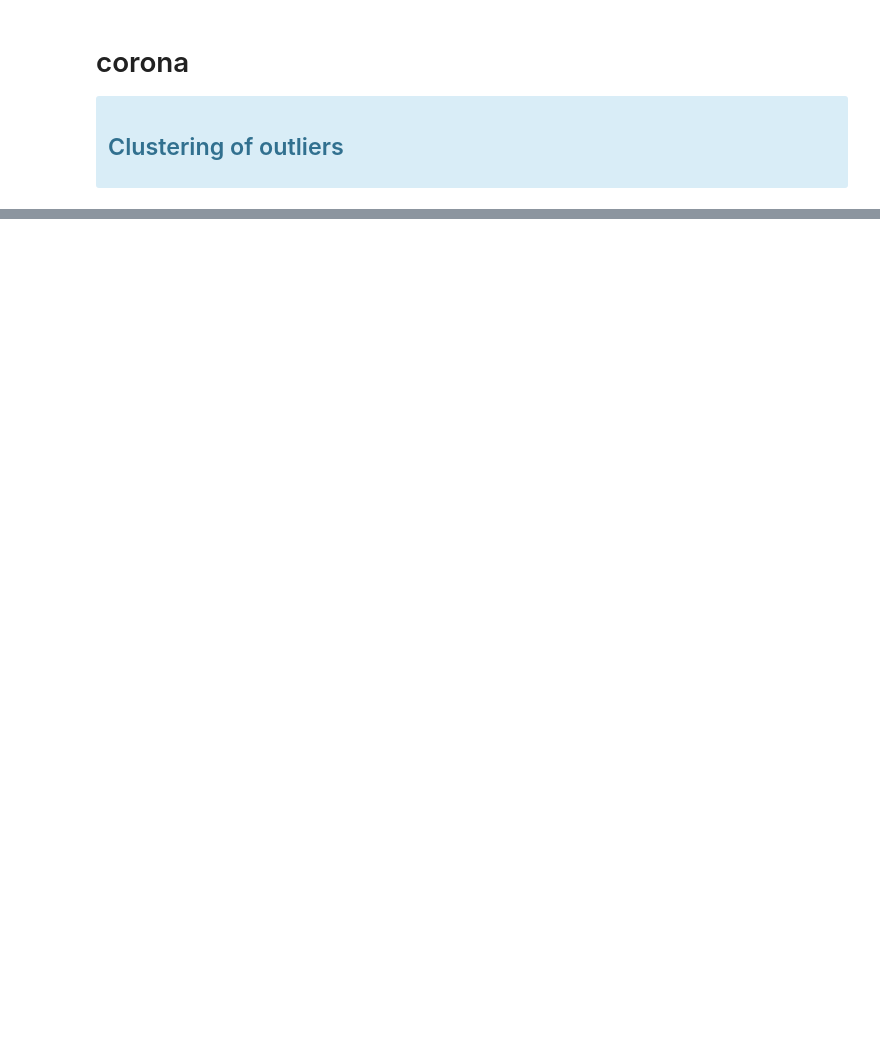
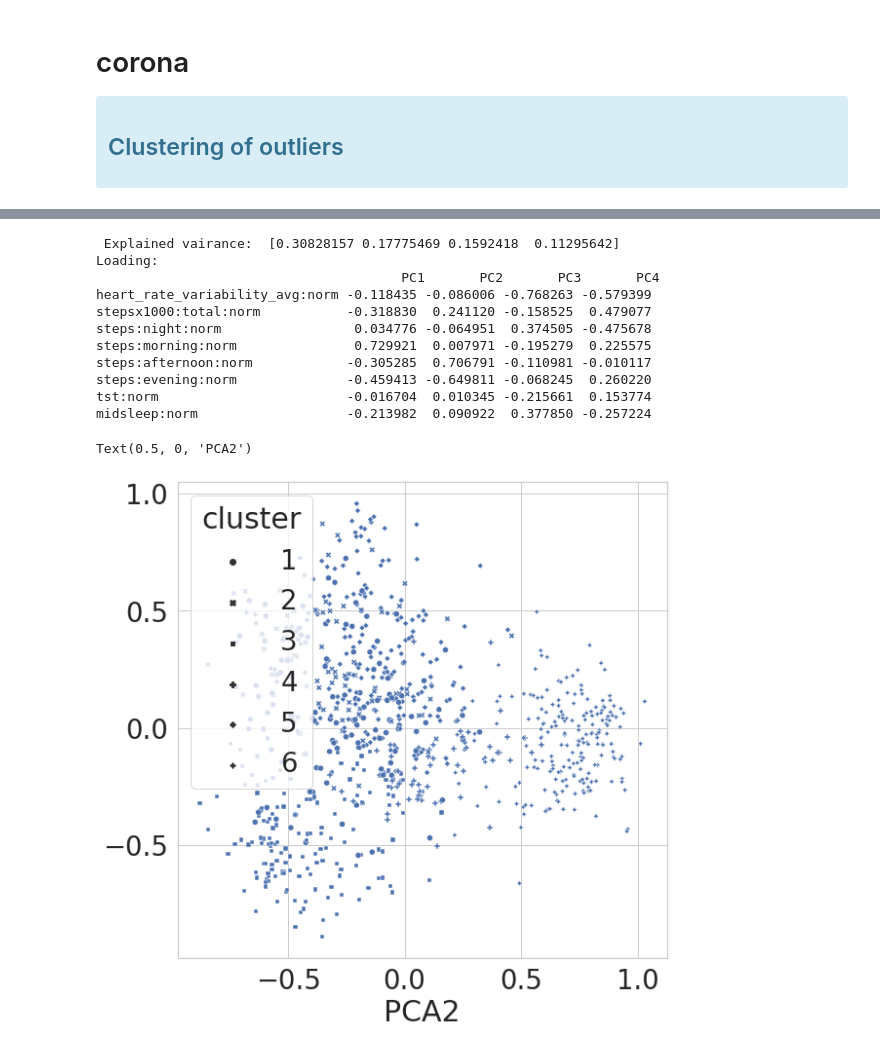
Before and after one commit to digitraceslab/digirhythm, a Jupyter notebook: analysis/outliers_clustering.ipynb, the cells around one changed output, grey strips where cells are left out. Cells and saved outputs as stored; diff of their text form; code cells hidden in the pictures; blank space fills up the shorter version.

```diff
--- a/analysis/outliers_clustering.ipynb
+++ b/analysis/outliers_clustering.ipynb
@@ -192,0 +194,33 @@ mean_diff.groupby("cluster").mean()
+# %%
+# PCA on meandiff
+pca = PCA(n_components=4, svd_solver='full')
+X = mean_diff[FEATURES]
+X_pca = pca.fit_transform(X)
+#X_pca['cluster'] = mean_diff['cluster']
+print(" Explained vairance: ",pca.explained_variance_ratio_)
+
+
+# Loading
+loadings = pd.DataFrame(pca.components_.T, columns=['PC1', 'PC2', 'PC3', 'PC4'], index=FEATURES)
+print("Loading: \n", loadings)
+
+# Viz
+
+plt.figure(figsize=(9,9))
+sns.scatterplot(x = X_pca[:, 0], y=X_pca[:, 1], style=mean_diff['cluster'])
+plt.xlabel('PCA1')
+plt.xlabel('PCA2')
+# %% [output]
+ Explained vairance:  [0.30828157 0.17775469 0.1592418  0.11295642]
+Loading:
+                                       PC1       PC2       PC3       PC4
+heart_rate_variability_avg:norm -0.118435 -0.086006 -0.768263 -0.579399
+stepsx1000:total:norm           -0.318830  0.241120 -0.158525  0.479077
+steps:night:norm                 0.034776 -0.064951  0.374505 -0.475678
+steps:morning:norm               0.729921  0.007971 -0.195279  0.225575
+steps:afternoon:norm            -0.305285  0.706791 -0.110981 -0.010117
+steps:evening:norm              -0.459413 -0.649811 -0.068245  0.260220
+tst:norm                        -0.016704  0.010345 -0.215661  0.153774
+midsleep:norm                   -0.213982  0.090922  0.377850 -0.257224
+Text(0.5, 0, 'PCA2')
+[figure, added]
```
Also changed, not shown: parts of 15 cells of this notebook, 24 other files.
